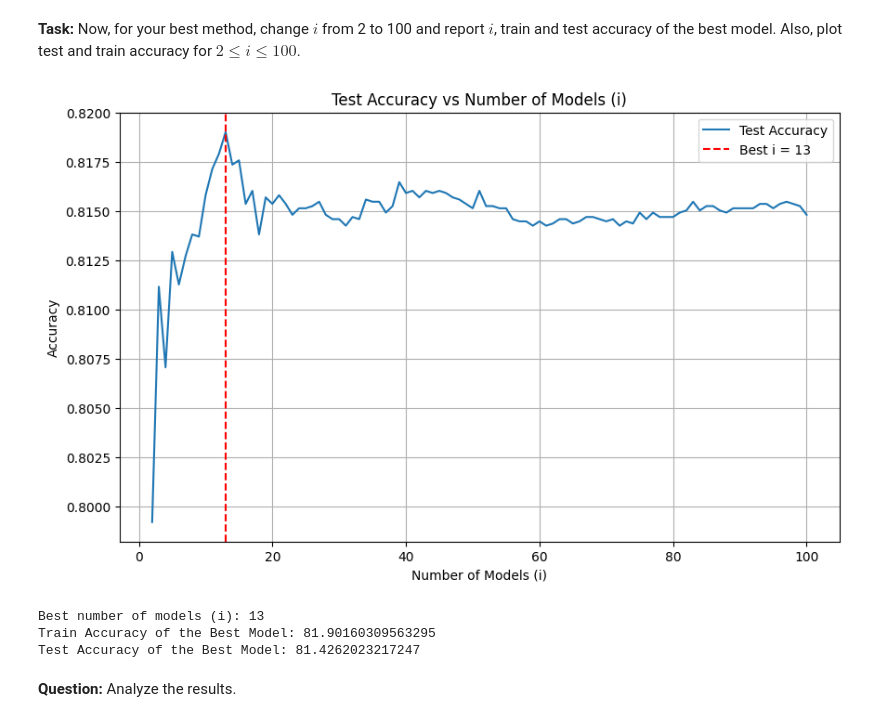
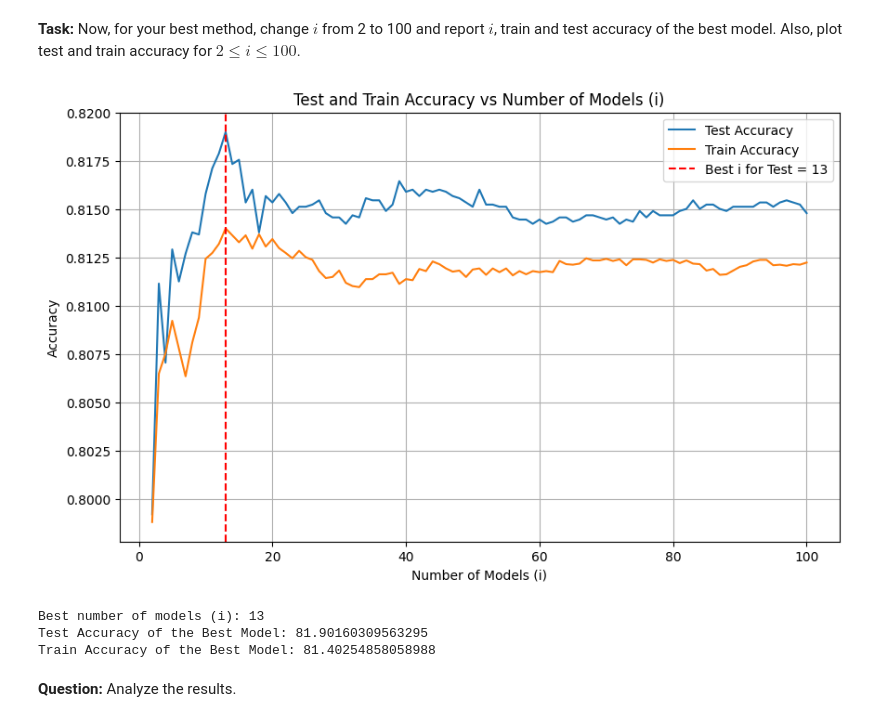
Before and after one commit to tinahalimi/CHW2_ML, a Jupyter notebook: Q2.ipynb, the cells around one changed output. Cells and saved outputs as stored; diff of their text form; code cells hidden in the pictures.

```diff
--- a/Q2.ipynb
+++ b/Q2.ipynb
@@ -618,42 +618,49 @@ Test Accuracy (Weighted Average Probabilities): 81.39303482587064
 # %% [markdown]
 **Task:** Now, for your best method, change $i$ from 2 to 100 and report $i$, train and test accuracy of the best model. Also, plot test and train accuracy for $2\leq i\leq100$.
 # %%
-def evaluate_majority_voting(models, X_test, y_test):
-    accuracies = []
+def evaluate_majority_voting(models, X_test, y_test,X_train_scaled):
+    test_accuracies = []
+    train_accuracies = []
     for i in range(2, 101):
         predictions = np.array([model.predict(X_test) for model in models[:i]])
         ensemble_predictions = np.mean(predictions, axis=0) >= 0.5
         accuracy = accuracy_score(y_test, ensemble_predictions)
-        accuracies.append(accuracy)
+        test_accuracies.append(accuracy)
 
-    # Plot test and train accuracy for 2 ≤ i ≤ 100
+        train_predictions = np.array([model.predict(X_train_scaled) for model in models[:i]])
+        ensemble_train_predictions = np.mean(train_predictions, axis=0) >= 0.5
+        train_accuracy = accuracy_score(y_train, ensemble_train_predictions)
+        train_accuracies.append(train_accuracy)
+
     plt.figure(figsize=(10, 6))
-    plt.plot(range(2, 101), accuracies, label='Test Accuracy')
+    plt.plot(range(2, 101), test_accuracies, label='Test Accuracy')
+    plt.plot(range(2, 101), train_accuracies, label='Train Accuracy')
     plt.xlabel('Number of Models (i)')
     plt.ylabel('Accuracy')
-    plt.title('Test Accuracy vs Number of Models (i)')
-    plt.axvline(x=np.argmax(accuracies) + 2, color='r', linestyle='--', label=f'Best i = {np.argmax(accuracies) + 2}')
+    plt.title('Test and Train Accuracy vs Number of Models (i)')
+    plt.axvline(x=np.argmax(test_accuracies) + 2, color='r', linestyle='--', label=f'Best i for Test = {np.argmax(test_accuracies) + 2}')
     plt.legend()
     plt.grid(True)
     plt.show()
 
-    return accuracies
+    return test_accuracies, train_accuracies
 
 models = train_models(X_train_scaled, y_train, num_models=100)
-accuracies_majority_voting = evaluate_majority_voting(models, X_test_scaled, y_test)
+test_accuracies_majority_voting, train_accuracies_majority_voting = evaluate_majority_voting(models, X_test_scaled, y_test, X_train_scaled)
 
 # the best model
-best_i = np.argmax(accuracies_majority_voting) + 2
-best_accuracy = accuracies_majority_voting[best_i - 2]
+best_i = np.argmax(test_accuracies_majority_voting) + 2
+best_test_accuracy = test_accuracies_majority_voting[best_i - 2]
+best_train_accuracy = train_accuracies_majority_voting[best_i - 2]
 
 print("Best number of models (i):", best_i)
-print("Train Accuracy of the Best Model:", accuracies_majority_voting[best_i - 2] * 100)
-print("Test Accuracy of the Best Model:", accuracy_majority_voting * 100)
+print("Test Accuracy of the Best Model:", best_test_accuracy * 100)
+print("Train Accuracy of the Best Model:", best_train_accuracy * 100)
 # %% [output]
-[figure, old version]
+[figure, new version]
 Best number of models (i): 13
-Train Accuracy of the Best Model: 81.90160309563295
-Test Accuracy of the Best Model: 81.4262023217247
+Test Accuracy of the Best Model: 81.90160309563295
+Train Accuracy of the Best Model: 81.40254858058988
 # %% [markdown]
 **Question:** Analyze the results.
 # %% [markdown]
```
Also changed, not shown: parts of 1 cell of this notebook.
